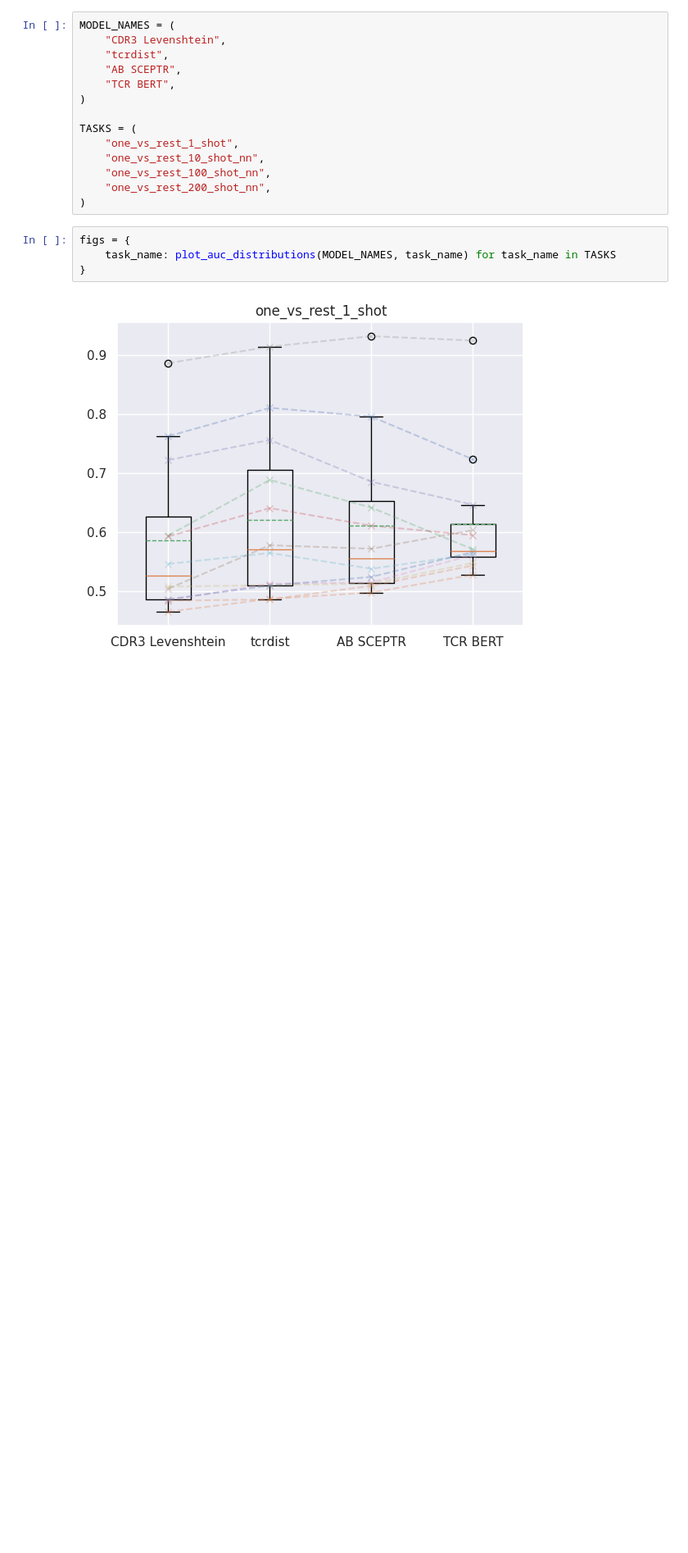
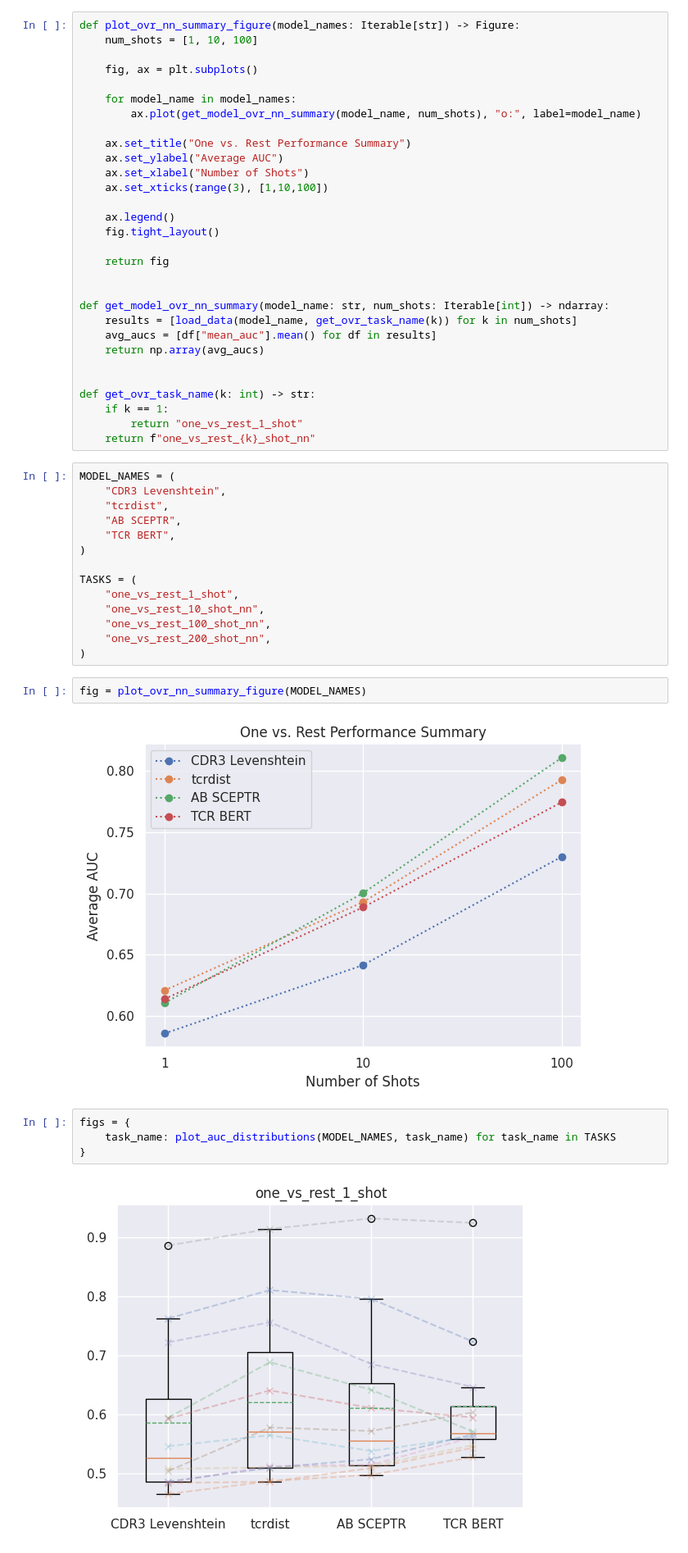
Before and after one commit to yutanagano/sceptr_publication_analyses, a Jupyter notebook: notebooks/plot_generation.ipynb, the cells around one changed output. Shown: that part at 82% size. Drawn from its saved outputs; the diff is of its cells as text; blank space fills up the shorter version.

Commit message:
New plots

```diff
--- a/notebooks/plot_generation.ipynb
+++ b/notebooks/plot_generation.ipynb
@@ -32,6 +34,36 @@ def plot_auc_distributions(model_names: Iterable[str], task_name: str) -> Figure
     ax.plot(range(1, 1+len(mean_aucs_per_model)), mean_aucs_per_model.values(), "x--", alpha=0.3)
 
     return fig
+# %%
+def plot_ovr_nn_summary_figure(model_names: Iterable[str]) -> Figure:
+    num_shots = [1, 10, 100]
+
+    fig, ax = plt.subplots()
+
+    for model_name in model_names:
+        ax.plot(get_model_ovr_nn_summary(model_name, num_shots), "o:", label=model_name)
+
+    ax.set_title("One vs. Rest Performance Summary")
+    ax.set_ylabel("Average AUC")
+    ax.set_xlabel("Number of Shots")
+    ax.set_xticks(range(3), [1,10,100])
+
+    ax.legend()
+    fig.tight_layout()
+
+    return fig
+
+
+def get_model_ovr_nn_summary(model_name: str, num_shots: Iterable[int]) -> ndarray:
+    results = [load_data(model_name, get_ovr_task_name(k)) for k in num_shots]
+    avg_aucs = [df["mean_auc"].mean() for df in results]
+    return np.array(avg_aucs)
+
+
+def get_ovr_task_name(k: int) -> str:
+    if k == 1:
+        return "one_vs_rest_1_shot"
+    return f"one_vs_rest_{k}_shot_nn"
 # %%
 MODEL_NAMES = (
     "CDR3 Levenshtein",
@@ -46,6 +78,10 @@ TASKS = (
     "one_vs_rest_100_shot_nn",
     "one_vs_rest_200_shot_nn",
 )
+# %%
+fig = plot_ovr_nn_summary_figure(MODEL_NAMES)
+# %% [output]
+[figure, added]
 # %%
 figs = {
     task_name: plot_auc_distributions(MODEL_NAMES, task_name) for task_name in TASKS
```
Also changed, not shown: parts of 1 cell of this notebook.
